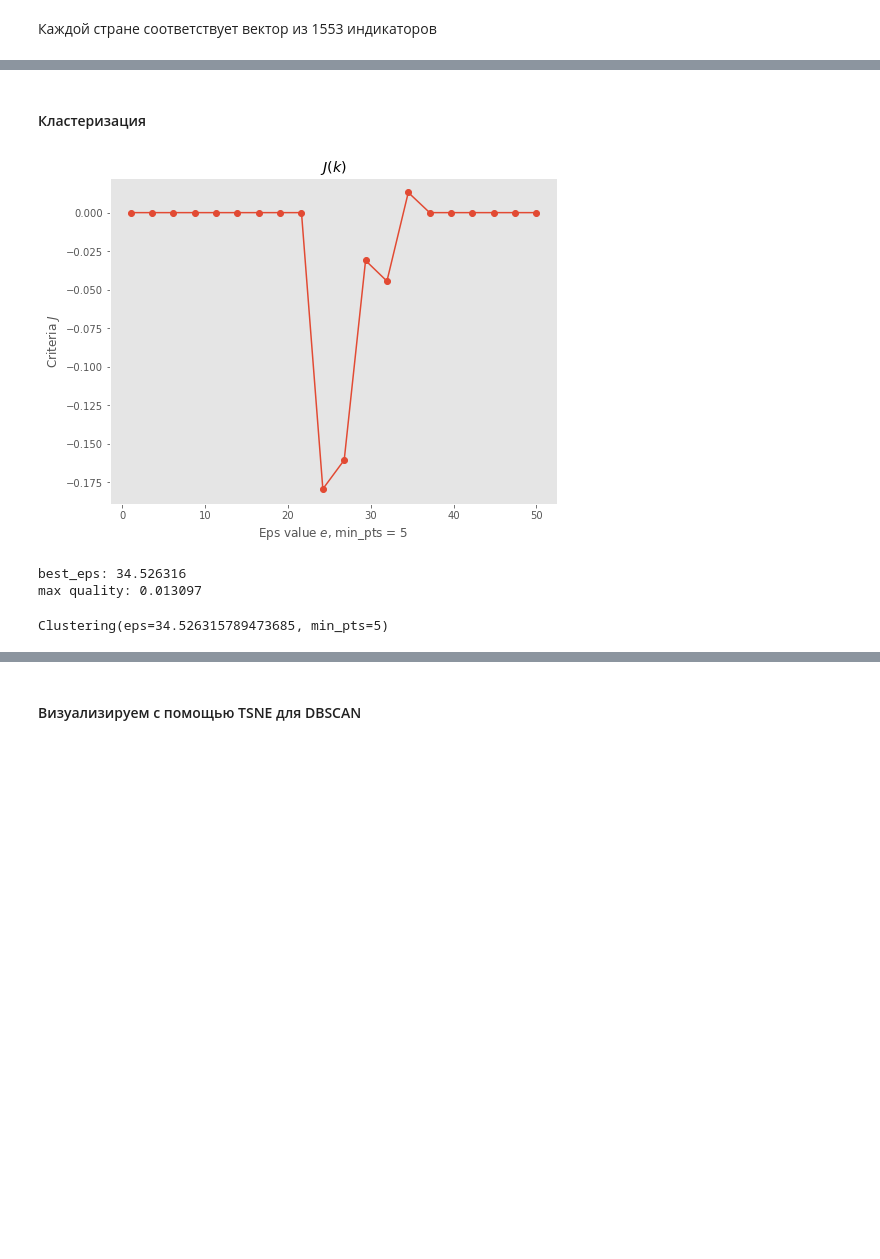
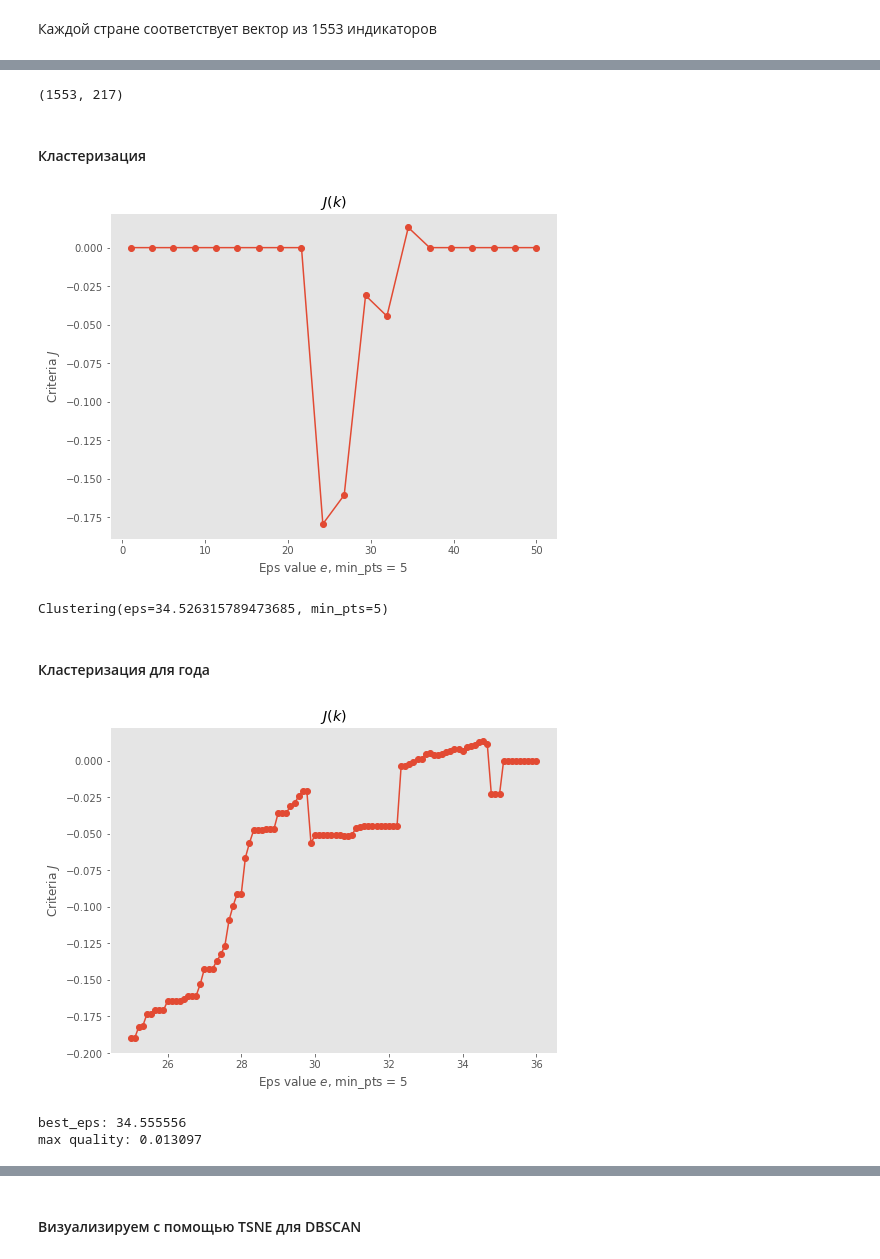
Before and after one commit to Xsardas1000/Intellectual-processing-of-data, a Jupyter notebook: hw2-clusters/filin_hw2-clusters.ipynb, the cells around one changed output, grey strips where cells are left out. Saved outputs shown, nothing was run; the diff lists cells and outputs as text; code cells hidden in the pictures; blank space fills up the shorter version.

Commit message:
wdi_data clustering by year

```diff
--- a/hw2-clusters/filin_hw2-clusters.ipynb
+++ b/hw2-clusters/filin_hw2-clusters.ipynb
@@ -547,0 +547,2 @@ new_df.shape
+# %%
+df_cleaned_f = data_f.drop(range(72991), axis = 0)
@@ -547,0 +566,4 @@ new_df.shape
+# %%
+new_df_f = pd.DataFrame()
+for name in country_names:
+    new_df_f[name] = df_cleaned_f.loc[df_cleaned_f['Country Name'] == name].mean(1).as_matrix()
@@ -548,3 +579,8 @@ new_df.shape
+# %%
+new_df_f = new_df_f.fillna(0).transpose()
+new_df_f.shape
+# %% [output]
+(1553, 217)
 # %% [markdown]
 #### Кластеризация
 # %%
@@ -552,13 +588,22 @@ scaler = StandardScaler()
 X = scaler.fit_transform(new_df)
 # %%
 max_quality, best_eps = choose_eps(X, min_val=1, max_val=50, min_pts=5)
-print("best_eps: %f\nmax quality: %f" % (best_eps, max_quality))
 # %% [output]
 [figure]
-best_eps: 34.526316
-max quality: 0.013097
 # %%
 clt = Clustering(eps=best_eps, min_pts=5)
 clt.fit(X)
 # %% [output]
 Clustering(eps=34.526315789473685, min_pts=5)
+# %% [markdown]
+#### Кластеризация для года
+# %%
+scaler = StandardScaler()
+X_f = scaler.fit_transform(new_df_f)
+# %%
+max_quality_f, best_eps_f = choose_eps(X_f, min_val=25, max_val=36, min_pts=5)
+print("best_eps: %f\nmax quality: %f" % (best_eps_f, max_quality_f))
+# %% [output]
+[figure, added]
+best_eps: 34.555556
+max quality: 0.013097
```
Also changed, not shown: parts of 14 cells of this notebook.
